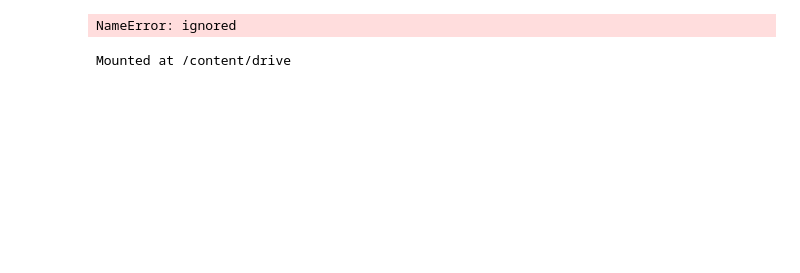
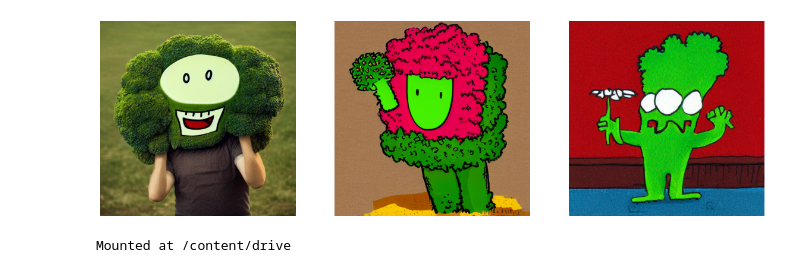
Before and after one commit to tensorflow-project/FineTuning, a Jupyter notebook: training.ipynb, the cells around one changed output. Cells and saved outputs as stored; diff of their text form; code cells hidden in the pictures; blank space fills up the shorter version.

```diff
--- a/training.ipynb
+++ b/training.ipynb
@@ -26,6 +68,7 @@ cosine_similarity = []
 broccoli = txt.get_embedding("broccoli")
 cosine_similarity.append(txt.cosine_sim(broccoli, txt.get_embedding(txt.placeholder_token)))
 # %%
-epochs = 2
+epochs = 1
 epoch_num = list(range(epochs+1))
 txt.training(epoch=epochs, model=txt.stable_diffusion, data= txt.train_ds)
+# %% [output]
@@ -32,12 +76,9 @@ txt.training(epoch=epochs, model=txt.stable_diffusion, data= txt.train_ds)
+[figure, added]
 # %%
 """plt.plot(epoch_num, cosine_similarity)
 plt.xlabel("Number of Epochs")
 plt.ylabel("Cosine Similarity")
 plt.title("Cosine Similarity between the basis and the new concept")
 plt.show()"""
-# %%
-txt.cosine_plot(epoch_num, cosine_similarity)
-# %% [output]
-NameError: ignored
 # %%
 drive.mount("/content/drive")
```
Also changed, not shown: parts of 5 cells of this notebook.
